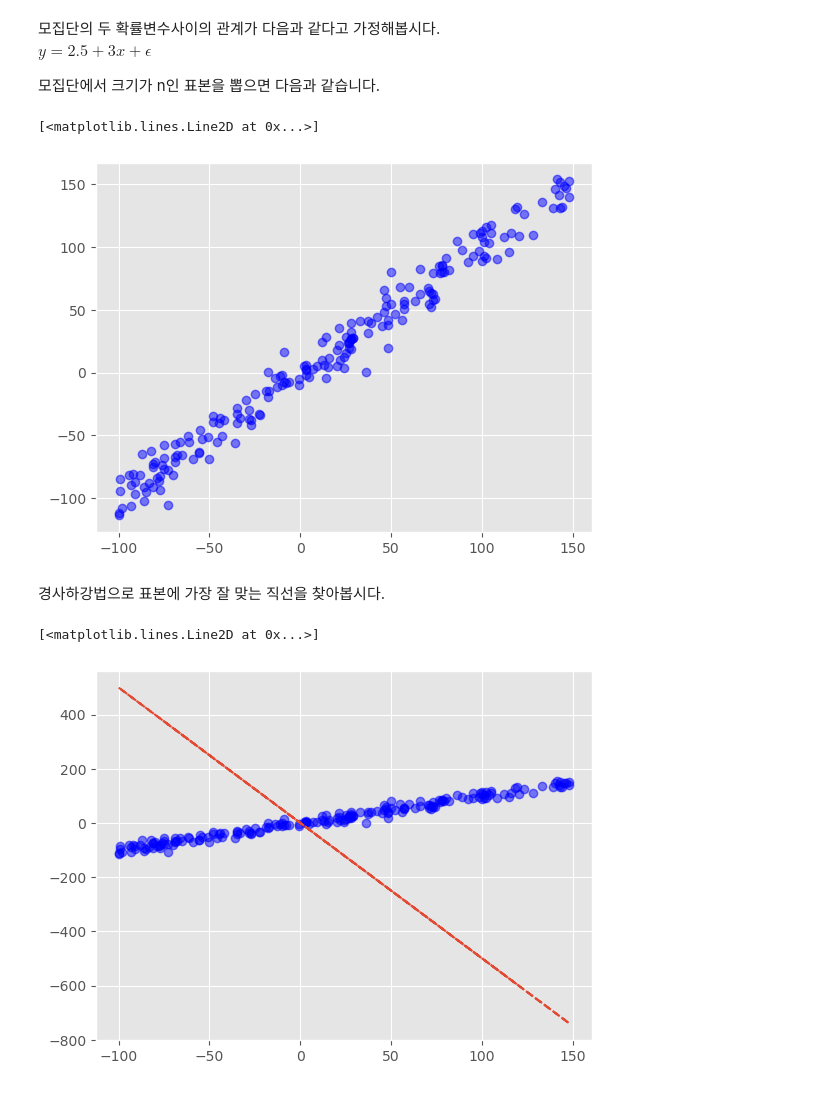
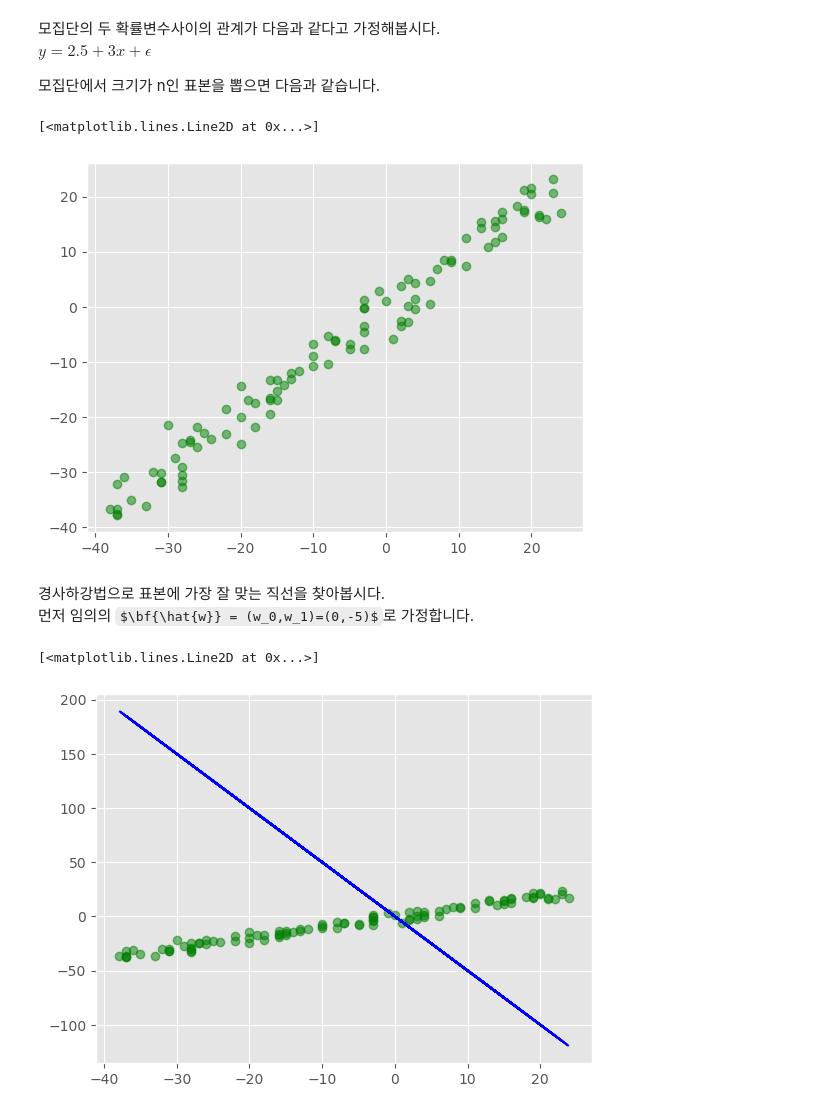
Before and after one commit to hoyeon1234/sin-hoyeon, a Jupyter notebook: posts/딥러닝/Deep learning theory/(1) Linear Regression/Linear Regression.ipynb, the cells around one changed output. Cells and saved outputs as stored; diff of their text form; code cells hidden in the pictures; some formulas as TeX source.

```diff
--- a/posts/딥러닝/Deep learning theory/(1) Linear Regression/Linear Regression.ipynb
+++ b/posts/딥러닝/Deep learning theory/(1) Linear Regression/Linear Regression.ipynb
@@ -185,30 +188,31 @@ $y =  2.5 + 3x + \epsilon$<br>
 
 모집단에서 크기가 n인 표본을 뽑으면 다음과 같습니다.
 # %%
-n=200
+n=100
 
 #n=200인 표본 추출
 torch.manual_seed(2202)
 W = torch.tensor([0,1]).reshape(2,-1).float()
-_x = torch.randint(-100,150,(n,1))
+_x = torch.randint(-40,25,(n,1))
 _ones = torch.ones((n,1))
-_epsilon = torch.randn((n,1)) * 10 #변동을 조금 더 주기 위해서 오차를 곱해줌
+_epsilon = torch.randn((n,1))*3 #변동을 조금 더 주기 위해서 오차를 곱해줌
 X = torch.concat((_ones,_x),axis=1).float()
 y = X @ W + _epsilon
 
-plt.plot(X[:,1],y,"bo",alpha=0.5)
+plt.plot(X[:,1],y,"go",alpha=0.5)
 # %% [output]
 [<matplotlib.lines.Line2D at 0x...>]
-[figure, old version]
+[figure, new version]
 # %% [markdown]
 경사하강법으로 표본에 가장 잘 맞는 직선을 찾아봅시다.<br>
+먼저 임의의 $\bf{\hat{w}} = (w_0,w_1)=(0,-5)$로 가정합니다.
 # %%
 #1. 먼저 임의의 W_hat을 가정한다.
 W_hat = torch.tensor([0,-5]).reshape(2,-1).float()
 
-#그때의 직선은 다음과 같다.
-plt.plot(X[:,1],y,"bo",alpha=0.5)
-plt.plot(X[:,1],X@W_hat,"--")
+#시각화코드
+plt.plot(X[:,1],y,"go",alpha=0.5)
+plt.plot(X[:,1],X@W_hat,"b--")
 # %% [output]
 [<matplotlib.lines.Line2D at 0x...>]
-[figure, old version]
+[figure, new version]
```
Also changed, not shown: parts of 9 cells of this notebook, 13 other files.
